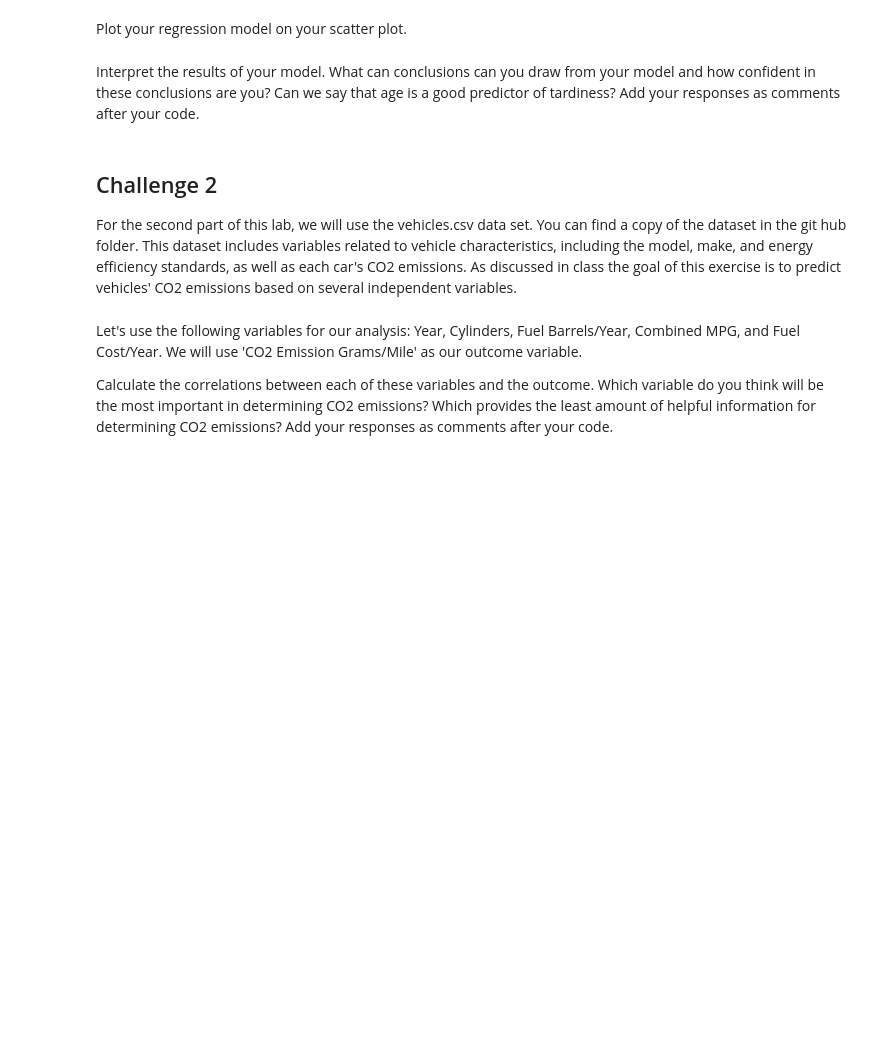
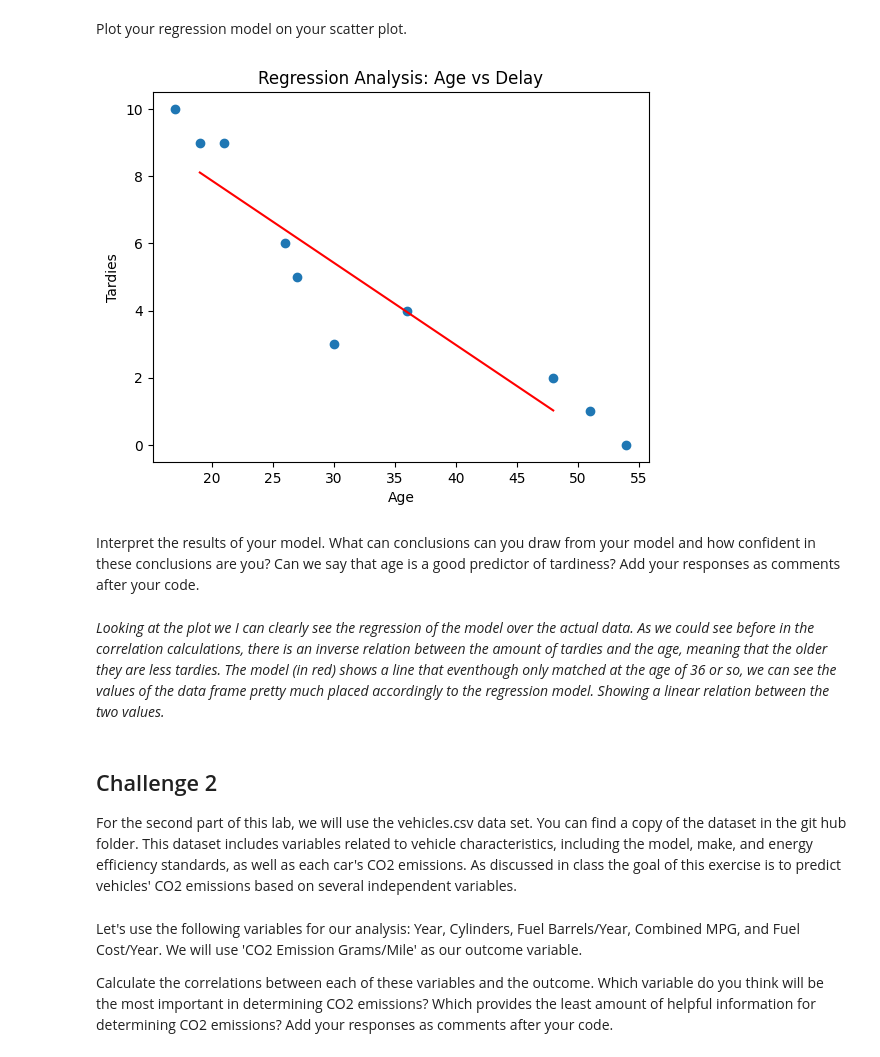
Before and after one commit to Ironhack-Data-Madrid-Octubre-2023/7.3-lab_regression_analysis, a Jupyter notebook: your-code.ipynb, the cells around one changed output. Saved outputs shown, nothing was run; the diff lists cells and outputs as text; code cells hidden in the pictures; blank space fills up the shorter version.

```diff
--- a/your-code.ipynb
+++ b/your-code.ipynb
@@ -52,0 +106,3 @@ Build a regression model for this data. What will be your outcome variable? What
+# %%
+X = student_data[['Age']]
+y = student_data['Tardies']
@@ -53,2 +115,8 @@ Build a regression model for this data. What will be your outcome variable? What
+# %%
+linreg = LinReg()
+
+linreg.fit(X_train, y_train)
+
+y_pred = linreg.predict(X_test)
 # %% [markdown]
 Plot your regression model on your scatter plot.
@@ -57,2 +123,15 @@ Plot your regression model on your scatter plot.
+# %%
+# Your code here.
+plt.scatter(x= student_data['Age'], y=student_data['Tardies'])    # my scatter with the data form the df
+
+plt.plot(X_test, y_pred,color='r')                                # the model painted in red
+
+plt.xlabel('Age')
+plt.ylabel('Tardies')
+plt.title('Regression Analysis: Age vs Delay')
+
+plt.show()
+# %% [output]
+[figure, added]
 # %% [markdown]
 Interpret the results of your model. What can conclusions can you draw from your model and how confident in these conclusions are you? Can we say that age is a good predictor of tardiness? Add your responses as comments after your code.
@@ -61,3 +138,5 @@ Interpret the results of your model. What can conclusions can you draw from your
+# %% [markdown]
+*Looking at the plot we I can clearly see the regression of the model over the actual data. As we could see before in the correlation calculations, there is an inverse relation between the amount of tardies and the age, meaning that the older they are less tardies. The model (in red) shows a line that eventhough only matched at the age of 36 or so, we can see the values of the data frame pretty much placed accordingly to the regression model. Showing a linear relation between the two values.*
 # %% [markdown]
 ## Challenge 2
 For the second part of this lab, we will use the vehicles.csv data set. You can find a copy of the dataset in the git hub folder. This dataset includes variables related to vehicle characteristics, including the model, make, and energy efficiency standards, as well as each car's CO2 emissions. As discussed in class the goal of this exercise is to predict vehicles' CO2 emissions based on several independent variables.
```
Also changed, not shown: parts of 17 cells of this notebook.
